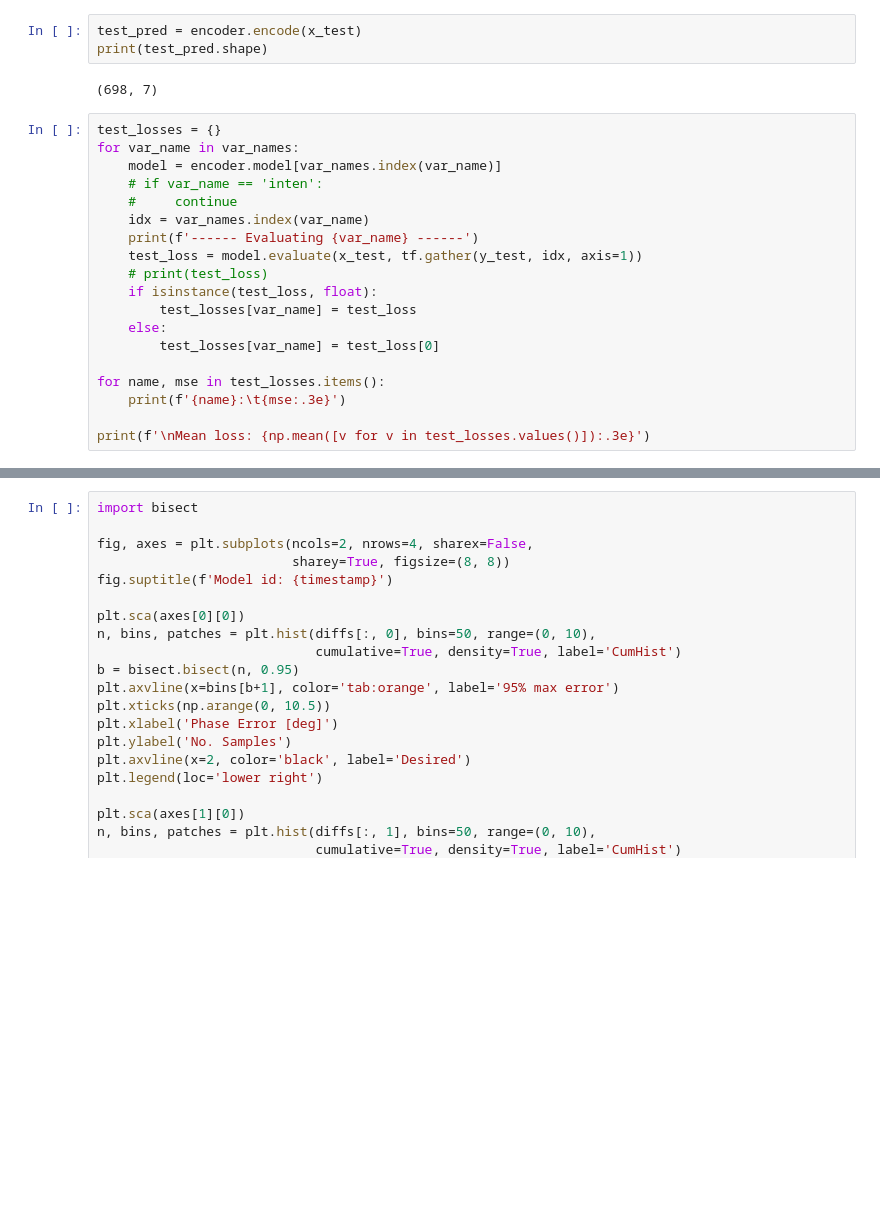
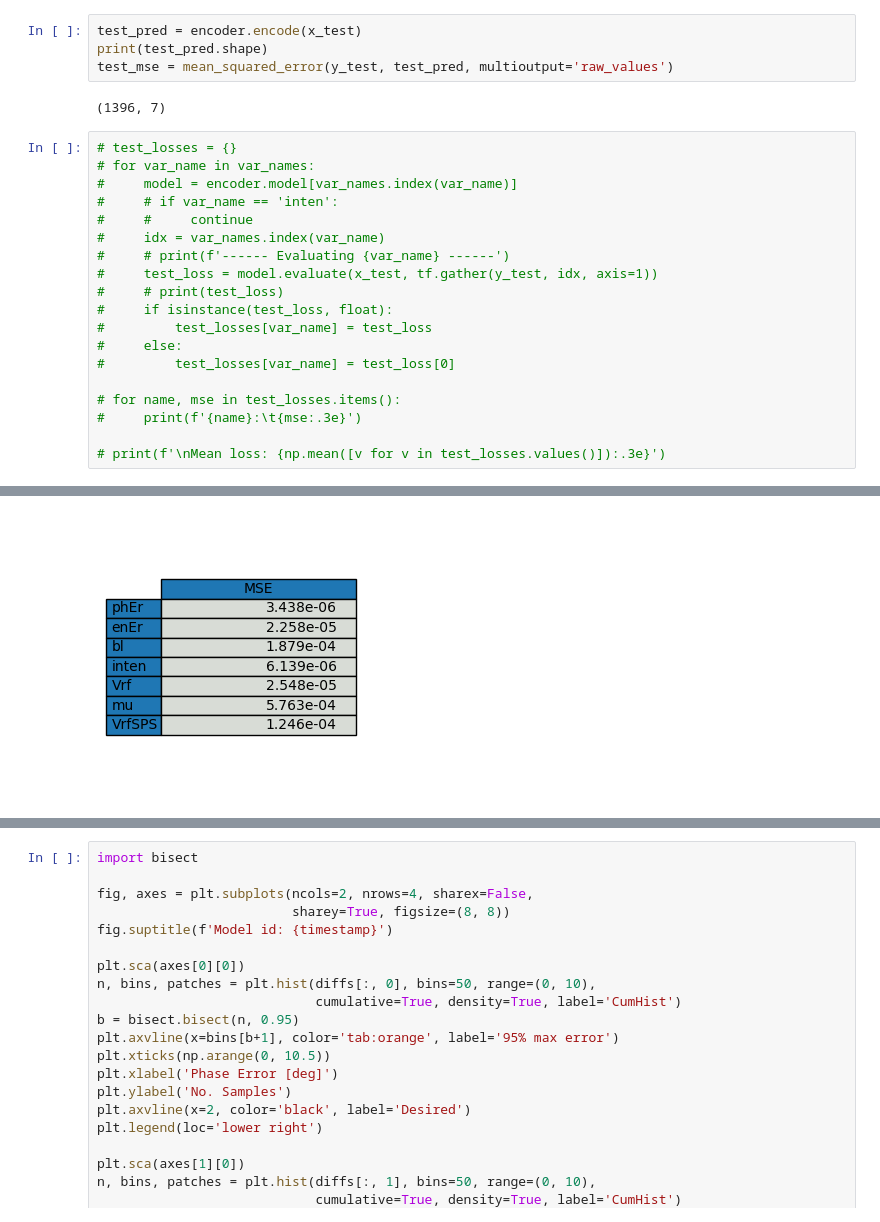
Before and after one commit to kiliakis/tomography_ML, a Jupyter notebook: evaluate_encoder_multiout.ipynb, the cells around one changed output, grey strips where cells are left out. Drawn from its saved outputs; the diff is of its cells as text; blank space fills up the shorter version.

```diff
--- a/evaluate_encoder_multiout.ipynb
+++ b/evaluate_encoder_multiout.ipynb
@@ -82,25 +70,26 @@ best_encoder_TF
 # %%
 test_pred = encoder.encode(x_test)
 print(test_pred.shape)
+test_mse = mean_squared_error(y_test, test_pred, multioutput='raw_values')
 # %% [output]
-(698, 7)
+(1396, 7)
 # %%
-test_losses = {}
-for var_name in var_names:
-    model = encoder.model[var_names.index(var_name)]
-    # if var_name == 'inten':
-    #     continue
-    idx = var_names.index(var_name)
-    print(f'------ Evaluating {var_name} ------')
-    test_loss = model.evaluate(x_test, tf.gather(y_test, idx, axis=1))
-    # print(test_loss)
-    if isinstance(test_loss, float):
-        test_losses[var_name] = test_loss
-    else:
-        test_losses[var_name] = test_loss[0]
+# test_losses = {}
+# for var_name in var_names:
+#     model = encoder.model[var_names.index(var_name)]
+#     # if var_name == 'inten':
+#     #     continue
+#     idx = var_names.index(var_name)
+#     # print(f'------ Evaluating {var_name} ------')
+#     test_loss = model.evaluate(x_test, tf.gather(y_test, idx, axis=1))
+#     # print(test_loss)
+#     if isinstance(test_loss, float):
+#         test_losses[var_name] = test_loss
+#     else:
+#         test_losses[var_name] = test_loss[0]
 
-for name, mse in test_losses.items():
-    print(f'{name}:\t{mse:.3e}')
+# for name, mse in test_losses.items():
+#     print(f'{name}:\t{mse:.3e}')
 
-print(f'\nMean loss: {np.mean([v for v in test_losses.values()]):.3e}')
+# print(f'\nMean loss: {np.mean([v for v in test_losses.values()]):.3e}')
 # %% [output]
@@ -123,0 +103 @@ Mean loss: 1.482e-04
+[figure, added]
```
Also changed, not shown: parts of 7 cells of this notebook, 8 other files.
